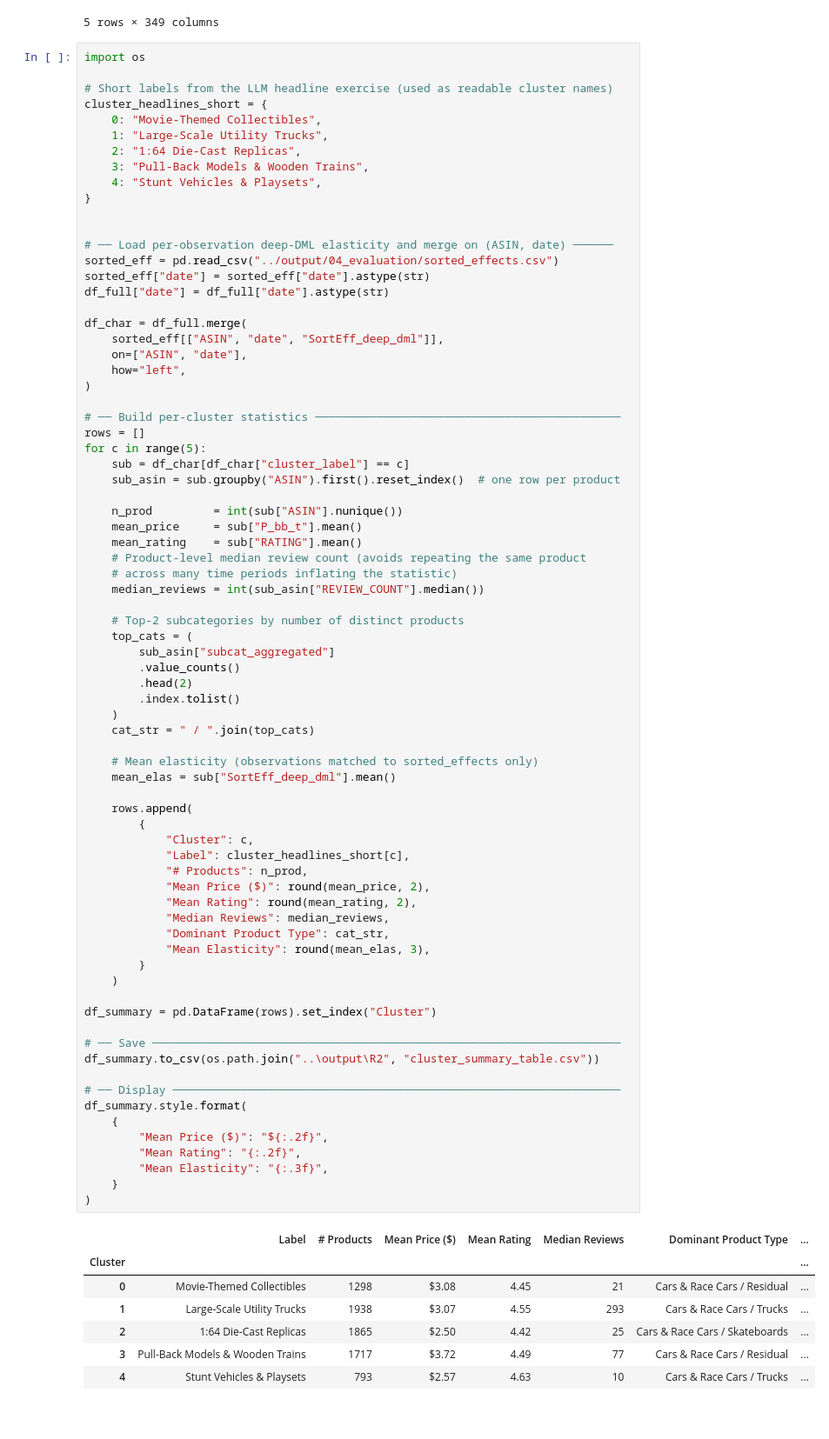
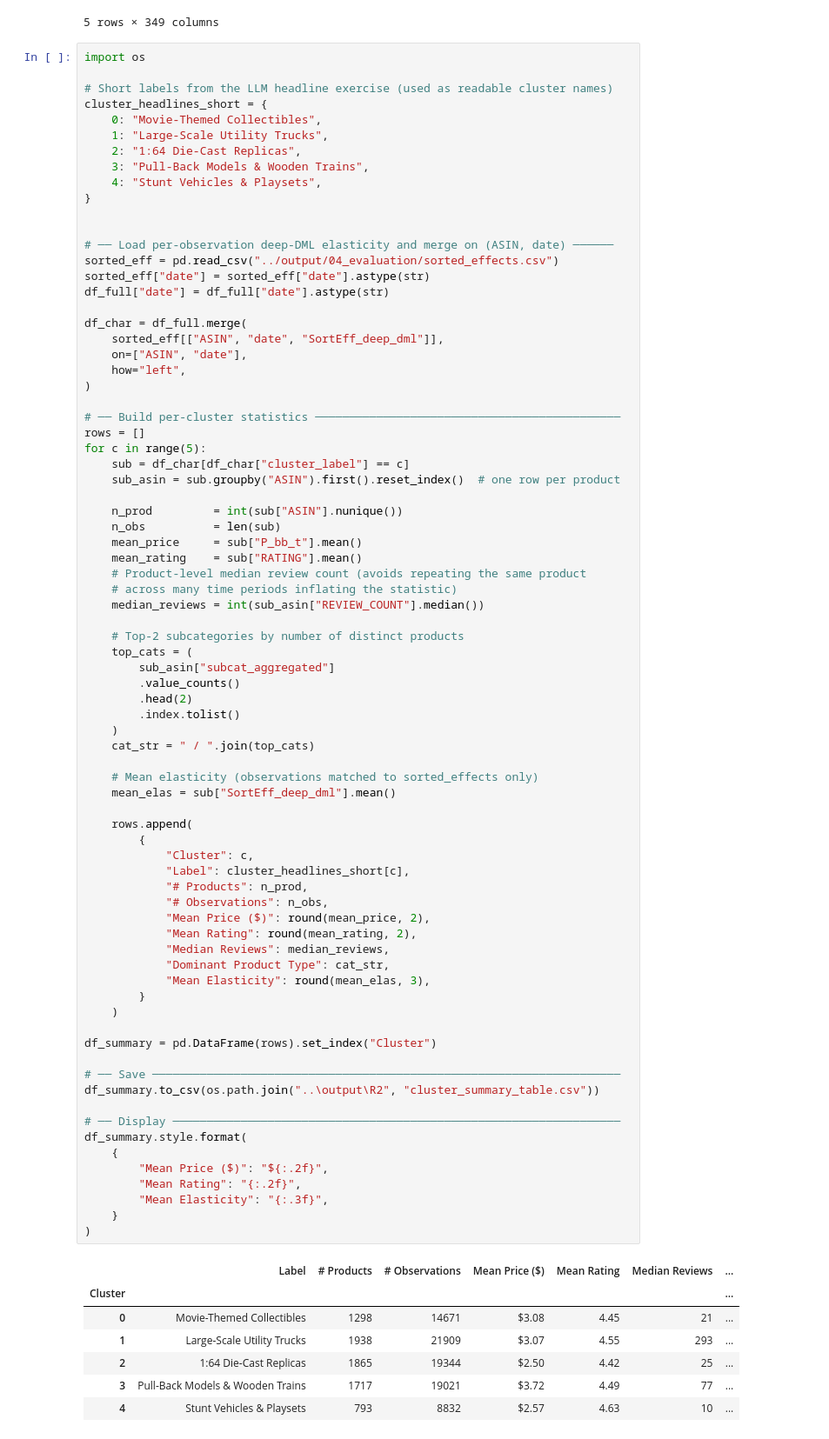
Before and after one commit to JanTeichertKluge/demand-analysis-repro, a Jupyter notebook: main/code/02_cluster_summary.ipynb, the cells around one changed output. Shown at 87% size. Saved outputs shown, nothing was run; the diff lists cells and outputs as text.

```diff
--- a/main/code/02_cluster_summary.ipynb
+++ b/main/code/02_cluster_summary.ipynb
@@ -102,6 +102,7 @@ for c in range(5):
     sub_asin = sub.groupby("ASIN").first().reset_index()  # one row per product
 
     n_prod         = int(sub["ASIN"].nunique())
+    n_obs          = len(sub)
     mean_price     = sub["P_bb_t"].mean()
     mean_rating    = sub["RATING"].mean()
     # Product-level median review count (avoids repeating the same product
@@ -120,37 +121,38 @@ for c in range(5):
     # Mean elasticity (observations matched to sorted_effects only)
     mean_elas = sub["SortEff_deep_dml"].mean()
 
     rows.append(
         {
             "Cluster": c,
             "Label": cluster_headlines_short[c],
             "# Products": n_prod,
+            "# Observations": n_obs,
             "Mean Price ($)": round(mean_price, 2),
             "Mean Rating": round(mean_rating, 2),
             "Median Reviews": median_reviews,
             "Dominant Product Type": cat_str,
             "Mean Elasticity": round(mean_elas, 3),
         }
     )
 
 df_summary = pd.DataFrame(rows).set_index("Cluster")
 
 # ── Save ─────────────────────────────────────────────────────────────────────
 df_summary.to_csv(os.path.join("..\output\R2", "cluster_summary_table.csv"))
 
 # ── Display ──────────────────────────────────────────────────────────────────
 df_summary.style.format(
     {
         "Mean Price ($)": "${:.2f}",
         "Mean Rating": "{:.2f}",
         "Mean Elasticity": "{:.3f}",
     }
 )
 # %% [output]
-|  | Label | # Products | Mean Price ($) | Mean Rating | Median Reviews | Dominant Product Type | ... |
+|  | Label | # Products | # Observations | Mean Price ($) | Mean Rating | Median Reviews | ... |
 | Cluster |  |  |  |  |  |  | ... |
-| 0 | Movie-Themed Collectibles | 1298 | $3.08 | 4.45 | 21 | Cars & Race Cars / Residual | ... |
-| 1 | Large-Scale Utility Trucks | 1938 | $3.07 | 4.55 | 293 | Cars & Race Cars / Trucks | ... |
-| 2 | 1:64 Die-Cast Replicas | 1865 | $2.50 | 4.42 | 25 | Cars & Race Cars / Skateboards | ... |
-| 3 | Pull-Back Models & Wooden Trains | 1717 | $3.72 | 4.49 | 77 | Cars & Race Cars / Residual | ... |
-| 4 | Stunt Vehicles & Playsets | 793 | $2.57 | 4.63 | 10 | Cars & Race Cars / Trucks | ... |
+| 0 | Movie-Themed Collectibles | 1298 | 14671 | $3.08 | 4.45 | 21 | ... |
+| 1 | Large-Scale Utility Trucks | 1938 | 21909 | $3.07 | 4.55 | 293 | ... |
+| 2 | 1:64 Die-Cast Replicas | 1865 | 19344 | $2.50 | 4.42 | 25 | ... |
+| 3 | Pull-Back Models & Wooden Trains | 1717 | 19021 | $3.72 | 4.49 | 77 | ... |
+| 4 | Stunt Vehicles & Playsets | 793 | 8832 | $2.57 | 4.63 | 10 | ... |
```
Also changed, not shown: 1 other file.
